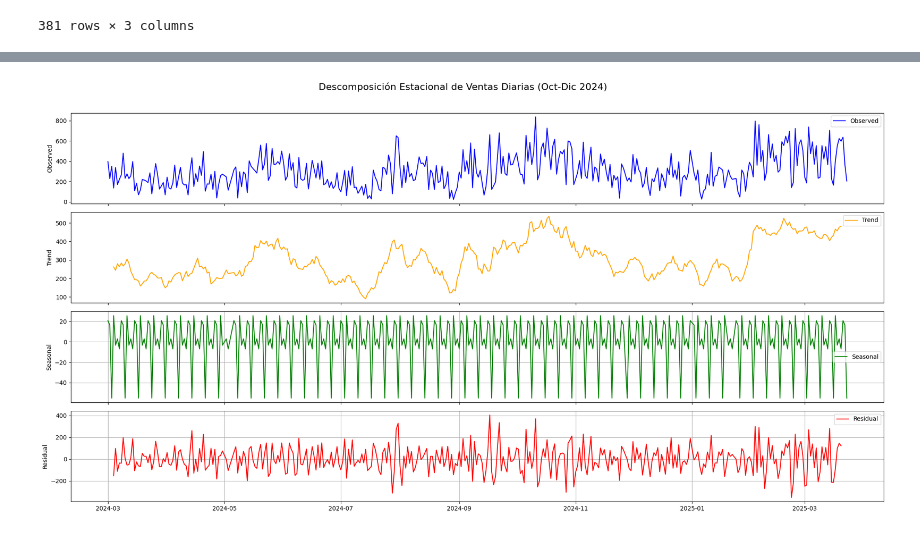
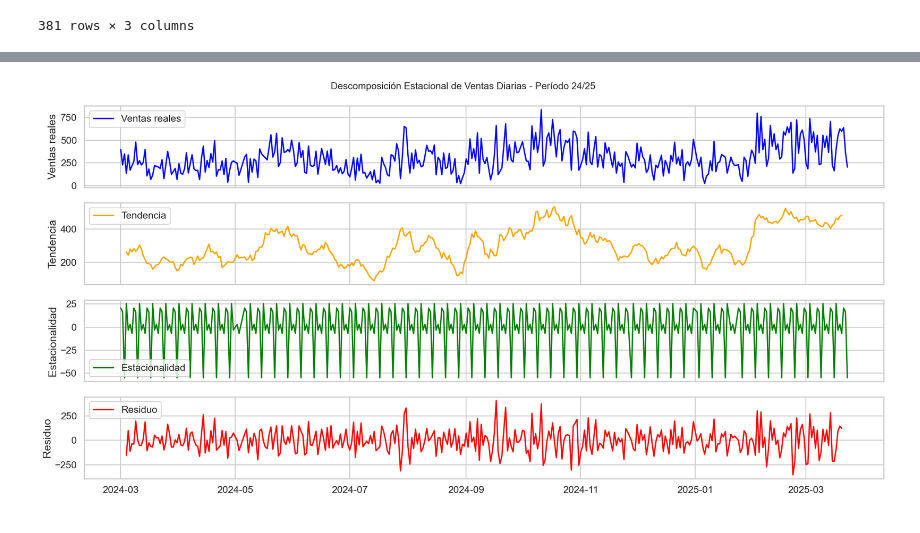
Before and after one commit to itdepedro/CEIA-AST, a Jupyter notebook: tp-final-de-Pedro-Adassus.ipynb, the cells around one changed output, grey strips where cells are left out. Drawn from its saved outputs; the diff is of its cells as text; code cells hidden in the pictures.

```diff
--- a/tp-final-de-Pedro-Adassus.ipynb
+++ b/tp-final-de-Pedro-Adassus.ipynb
@@ -150,0 +144,17 @@ memory usage: 170.6+ KB
+# %%
+df["hourly_total_sales"] = df.groupby(["hour", "coffee_name"])["money"].transform("sum")
+plt.figure(figsize=(18, 8))
+
+sns.set(style="whitegrid")
+sns.set_context("talk")
+
+ax = sns.lineplot(data=df, x="hour", y="hourly_total_sales", hue="coffee_name", marker="o")
+
+plt.title("Facturación de Venta por hora por producto")
+plt.xlabel("Hora del día")
+plt.ylabel("Facturación")
+plt.xticks(range(8, 22))
+
+sns.move_legend(ax, "upper left", bbox_to_anchor=(1, 1))
+
+plt.show()
@@ -307,35 +326,43 @@ df_q4
 # %%
 from statsmodels.tsa.seasonal import seasonal_decompose
 
 # Aplica descomposición (suponiendo estacionalidad semanal -> period=7)
 result = seasonal_decompose(df_macrodata['daily_sales'], model='additive', period=7)
 
 
 # Crear figura personalizada
 fig, axes = plt.subplots(4, 1, figsize=(20, 10), sharex=True)
 
 # Graficar cada componente en su subplot
-axes[0].plot(result.observed, label='Observed', color='blue')
-axes[0].set_ylabel('Observed')
+axes[0].plot(result.observed, label='Ventas reales', color='blue')
+axes[0].set_ylabel('Ventas reales')
 axes[0].legend()
+axes[0].grid()
 
-axes[1].plot(result.trend, label='Trend', color='orange')
-axes[1].set_ylabel('Trend')
+axes[1].plot(result.trend, label='Tendencia', color='orange')
+axes[1].set_ylabel('Tendencia')
 axes[1].legend()
+axes[1].grid()
 
-axes[2].plot(result.seasonal, label='Seasonal', color='green')
-axes[2].set_ylabel('Seasonal')
+axes[2].plot(result.seasonal, label='Estacionalidad', color='green')
+axes[2].set_ylabel('Estacionalidad')
 axes[2].legend()
-
-axes[3].plot(result.resid, label='Residual', color='red')
-axes[3].set_ylabel('Residual')
-axes[3].legend()
 axes[2].grid()
 
+axes[3].plot(result.resid, label='Residuo', color='red')
+axes[3].set_ylabel('Residuo')
+axes[3].legend()
+axes[3].grid()
+
 # Título general
-fig.suptitle("Descomposición Estacional de Ventas Diarias (Oct-Dic 2024)", fontsize=16, y=1.02)
+fig.suptitle("Descomposición Estacional de Ventas Diarias - Período 24/25", fontsize=16)
 plt.tight_layout()
-plt.grid()
+
+axes[0].grid()
+axes[1].grid()
+axes[2].grid()
+axes[3].grid()
+
 plt.show()
 # %% [output]
-[figure, old version]
+[figure, new version]
```
Also changed, not shown: parts of 122 cells of this notebook.
